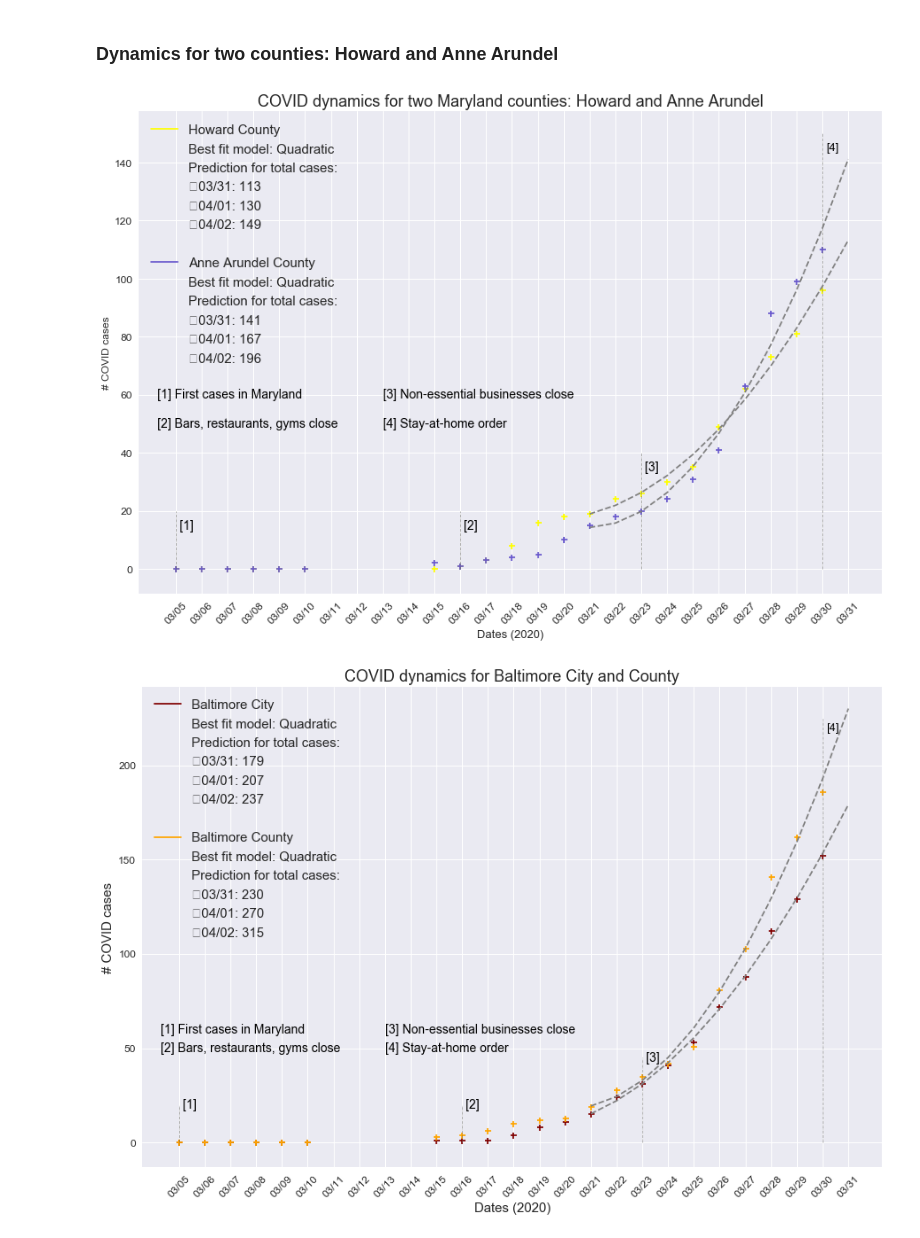
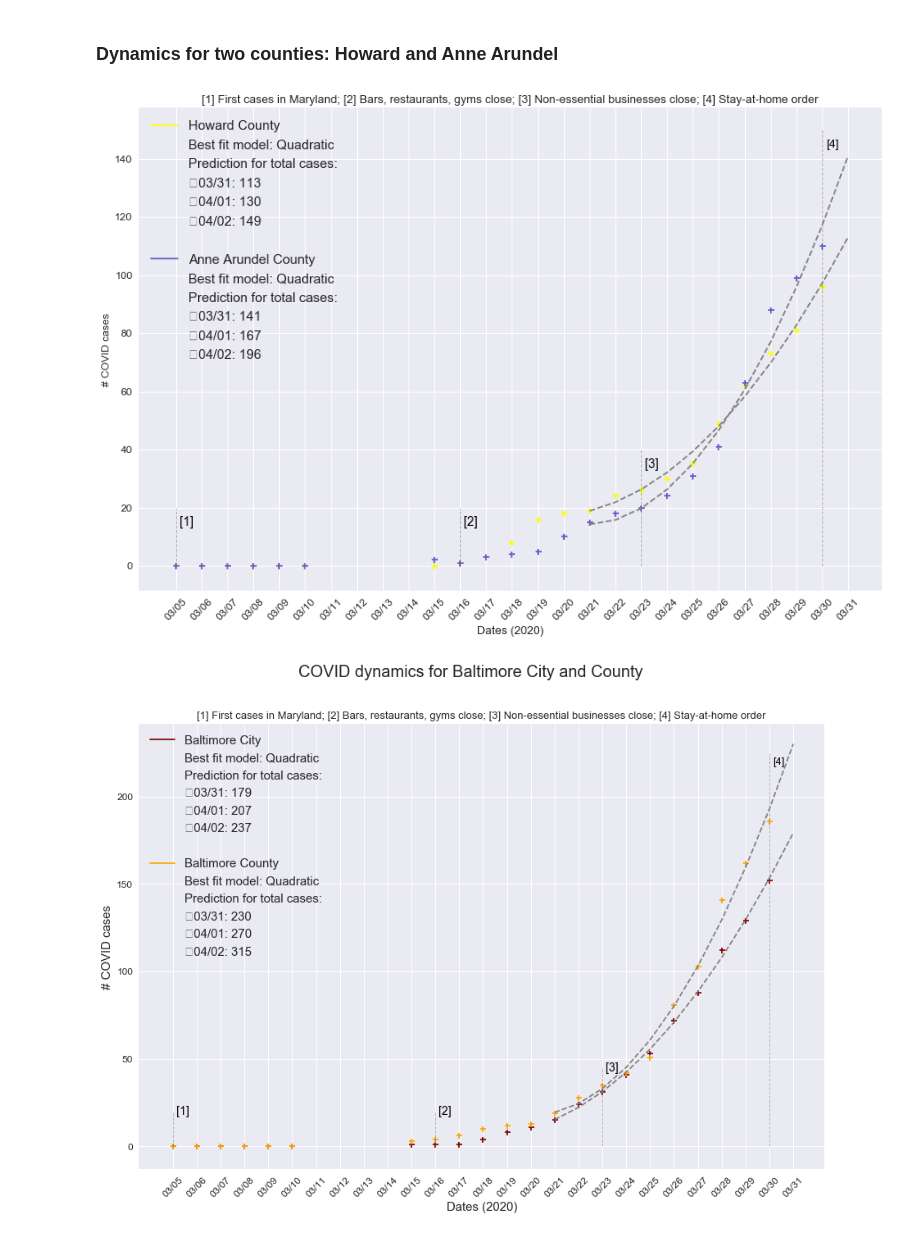
Before and after one commit to akonstodata/md_county_covid, a Jupyter notebook: code/MD_COVID_Dynamics_model_choose.ipynb, the cells around one changed output. Drawn from its saved outputs; the diff is of its cells as text; code cells hidden in the pictures.

```diff
--- a/code/MD_COVID_Dynamics_model_choose.ipynb
+++ b/code/MD_COVID_Dynamics_model_choose.ipynb
@@ -130,6 +130,7 @@ def function_use(county,model_results):
 # %%
 next_day = xdata_pred[-1]
 next2_day = next_day+1; next3_day = next_day+2
+sub = "[1] First cases in Maryland; [2] Bars, restaurants, gyms close; [3] Non-essential businesses close; [4] Stay-at-home order"
 # %%
 popt_state = model_results.loc["Total"][0:3]
 func_use, opt_model = function_use("Total",model_results)
@@ -312,20 +303,15 @@ plt.text(18.4,35,"[3]",rotation=0,color='black',fontsize = 14,verticalalignment=
 plt.vlines(x=25, ymin=0, ymax=150,color='dimgrey', linewidth=0.5,linestyle='-.');
 plt.text(25.4,145,"[4]",rotation=0,color='black',fontsize = 13,verticalalignment='center',horizontalalignment='center');
 
-plt.text(-0.7,60,"[1] First cases in Maryland",rotation=0,color='black',fontsize = 14,verticalalignment='center',horizontalalignment='left');
-plt.text(-0.7,50,"[2] Bars, restaurants, gyms close",rotation=0,color='black',fontsize = 14,verticalalignment='center',horizontalalignment='left');
-plt.text(8,60,"[3] Non-essential businesses close",rotation=0,color='black',fontsize = 14,verticalalignment='center',horizontalalignment='left');
-plt.text(8,50,"[4] Stay-at-home order",rotation=0,color='black',fontsize = 14,verticalalignment='center',horizontalalignment='left');
-
-
 plt.ylabel('# COVID cases',fontsize=12);
 plt.xticks(xdata_full, dates, rotation=45,fontsize=12)
 plt.yticks(fontsize=12)
 plt.xlabel('Dates (2020)',fontsize=13)
 plt.legend(handles=legend_elements,fontsize=15,loc='upper left')
-plt.title("COVID dynamics for two Maryland counties: Howard and Anne Arundel",fontsize=18);
+plt.title("COVID dynamics for two Maryland counties: Howard and Anne Arundel",fontsize=20);
+plt.title(sub, fontsize=13);
 # %% [output]
-[figure, old version]
+[figure, new version]
 # %%
 poptB1 = popt_state = model_results.loc["Baltimore City"][0:3]
 poptB2 = popt_state = model_results.loc["Baltimore County"][0:3]
@@ -369,38 +355,33 @@ plt.figure(figsize=(15,10));
 
 # Plot data + model
 # model
 
 plt.plot(xdata_pred, func_useB1(xdata_pred, *poptB1), color='grey',linestyle='--')
 # data
 plt.scatter(md_county.index,md_county['Baltimore City'],color='maroon',marker='+')
 
 plt.plot(xdata_pred, func_useB2(xdata_pred, *poptB2), color='grey',linestyle='--')
 plt.scatter(md_county.index,md_county['Baltimore County'],color='orange',marker='+')
 
 # extra info
 plt.vlines(x=0, ymin=0, ymax=20,color='dimgrey', linewidth=0.5,linestyle='-.');
 plt.text(0.4,20,"[1]",rotation=0,color='black',fontsize = 14,verticalalignment='center',horizontalalignment='center');
 
 plt.vlines(x=11, ymin=0, ymax=20,color='dimgrey', linewidth=0.5,linestyle='-.');
 plt.text(11.4,20,"[2]",rotation=0,color='black',fontsize = 14,verticalalignment='center',horizontalalignment='center');
 
 plt.vlines(x=18, ymin=0, ymax=45,color='dimgrey', linewidth=0.5,linestyle='-.');
 plt.text(18.4,45,"[3]",rotation=0,color='black',fontsize = 14,verticalalignment='center',horizontalalignment='center');
 
 plt.vlines(x=25, ymin=0, ymax=225,color='dimgrey', linewidth=0.5,linestyle='-.');
 plt.text(25.4,220,"[4]",rotation=0,color='black',fontsize = 13,verticalalignment='center',horizontalalignment='center');
 
-plt.text(-0.7,60,"[1] First cases in Maryland",rotation=0,color='black',fontsize = 14,verticalalignment='center',horizontalalignment='left');
-plt.text(-0.7,50,"[2] Bars, restaurants, gyms close",rotation=0,color='black',fontsize = 14,verticalalignment='center',horizontalalignment='left');
-plt.text(8,60,"[3] Non-essential businesses close",rotation=0,color='black',fontsize = 14,verticalalignment='center',horizontalalignment='left');
-plt.text(8,50,"[4] Stay-at-home order",rotation=0,color='black',fontsize = 14,verticalalignment='center',horizontalalignment='left');
-
-
 plt.ylabel('# COVID cases',fontsize=15);
 plt.xticks(xdata_full, dates, rotation=45,fontsize=12)
 plt.yticks(fontsize=12)
 plt.xlabel('Dates (2020)',fontsize=15)
 plt.legend(handles=legend_elements,fontsize=15,loc='upper left')
-plt.title("COVID dynamics for Baltimore City and County",fontsize=18)   ;
+plt.suptitle("COVID dynamics for Baltimore City and County",fontsize=20);
+plt.title(sub, fontsize=13);
 # %% [output]
-[figure, old version]
+[figure, new version]
```
Also changed, not shown: parts of 2 cells of this notebook, 5 other files.
